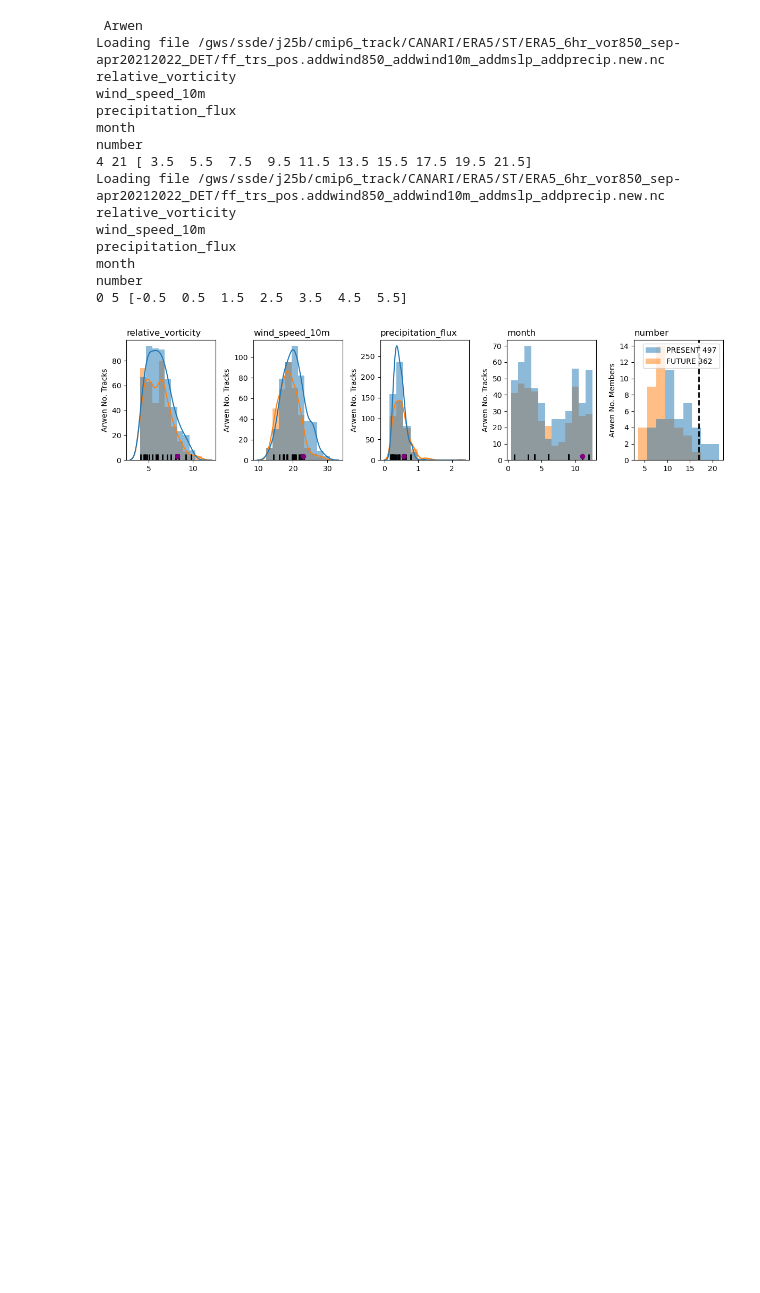
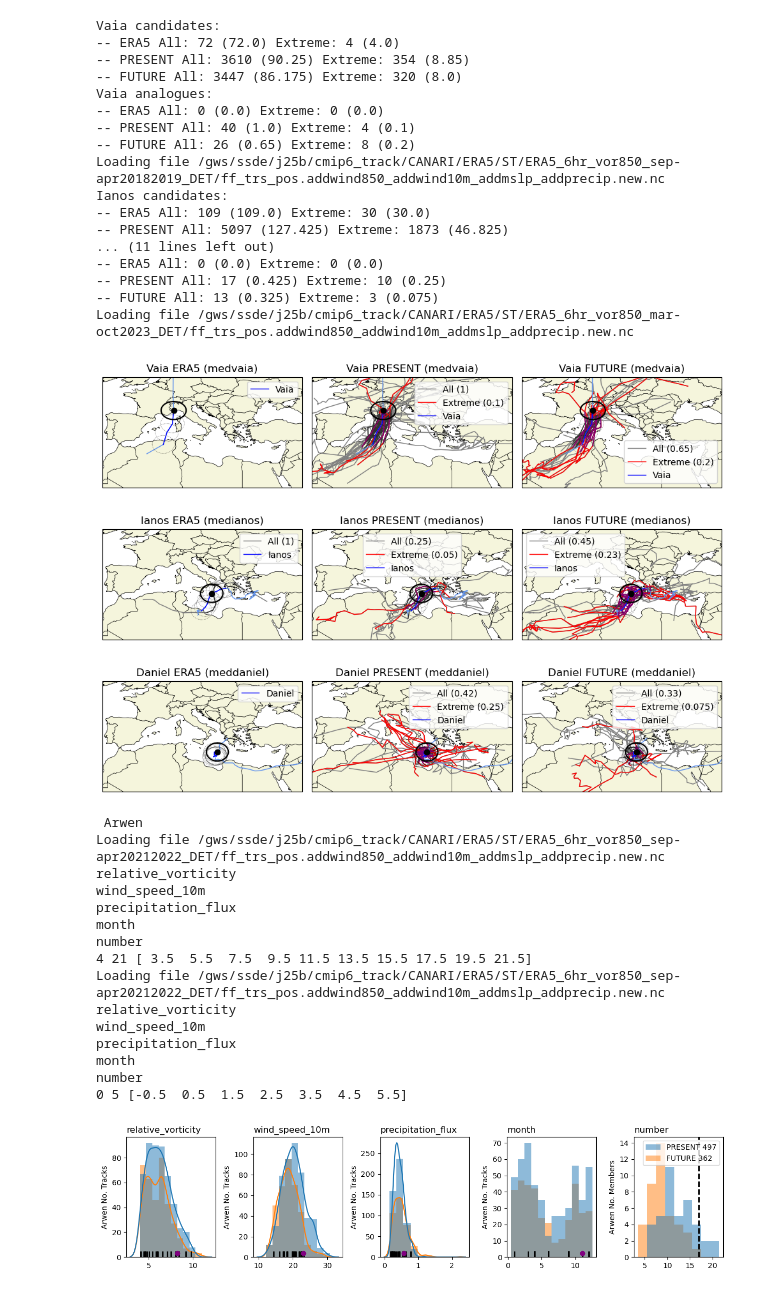
Before and after one commit to bjharvey/track-analogues, a Jupyter notebook: plot_analogues.ipynb, the cells around one changed output. Saved outputs shown, nothing was run; the diff lists cells and outputs as text; code cells hidden in the pictures; blank space fills up the shorter version.

```diff
--- a/plot_analogues.ipynb
+++ b/plot_analogues.ipynb
@@ -134,12 +136,12 @@ NameError: name 'fdir' is not defined
 tracks = {
     case: {
         exp_label: reload_analogues(case, exp_label+'*', setting) for exp_label in ['ERA5', 'PRESENT', 'FUTURE']
-    } for case in cases_to_use
+    } for case, setting in zip(cases_to_use, settings_to_use)
 }
 tracks_ext = subset_extremes(tracks, vorthres=vorthres)
 ctracks = {
     case: {
         exp_label: reload_analogues(case, exp_label+'*', setting, get_candidates=True) for exp_label in ['ERA5', 'PRESENT', 'FUTURE']
-    } for case in cases_to_use
+    } for case, setting in zip(cases_to_use, settings_to_use)
 }
 ctracks_ext = subset_extremes(ctracks, vorthres=vorthres)
@@ -200,34 +220,55 @@ def plot_analogue_maps(case, tracks, tracks_ext):
     ax.set_title(f'{case} FUTURE ({setting})')
     for ax in axs.flatten():
         ax.coastlines(linewidth=0.5)
         ax.add_feature(cfeature.BORDERS, linewidth=0.5)
         ax.add_feature(cfeature.LAND, facecolor='beige')
         #ax.add_feature(cfeature.OCEAN, facecolor='lightcyan')
         ax.set_extent(plot_extent)
     fig.tight_layout()
     return fig, axs
 
 ftracks = flatten_mem_labels(tracks)
 ftracks_ext = flatten_mem_labels(tracks_ext)
 fctracks = flatten_mem_labels(ctracks)
 fctracks_ext = flatten_mem_labels(ctracks_ext)
-for case in cases_to_use:
+for case, setting in zip(cases_to_use, settings_to_use):
     print(f'{case} candidates:')
     for exp_label in ftracks[case].keys():
         n = len(fctracks[case][exp_label])
         n_ext = len(fctracks_ext[case][exp_label])
         print(f'-- {exp_label} '\
               f'All: {n} ({n / (1 if exp_label == 'ERA5' else 40)}) '\
               f'Extreme: {n_ext} ({n_ext / (1 if exp_label == 'ERA5' else 40)})')
     print(f'{case} analogues:')
     for exp_label in ftracks[case].keys():
         n = len(ftracks[case][exp_label])
         n_ext = len(ftracks_ext[case][exp_label])
         print(f'-- {exp_label} '\
               f'All: {n} ({n / (1 if exp_label == 'ERA5' else 40)}) '\
               f'Extreme: {n_ext} ({n_ext / (1 if exp_label == 'ERA5' else 40)})')
     fig, axs = plot_analogue_maps(case, ftracks[case], ftracks_ext[case])
     fig.savefig(plot_dir / f'{case}_{setting}_analogue-maps.png')
+# %% [output]
+Vaia candidates:
+-- ERA5 All: 72 (72.0) Extreme: 4 (4.0)
+-- PRESENT All: 3610 (90.25) Extreme: 354 (8.85)
+-- FUTURE All: 3447 (86.175) Extreme: 320 (8.0)
+Vaia analogues:
+-- ERA5 All: 0 (0.0) Extreme: 0 (0.0)
+-- PRESENT All: 40 (1.0) Extreme: 4 (0.1)
+-- FUTURE All: 26 (0.65) Extreme: 8 (0.2)
+Loading file /gws/ssde/j25b/cmip6_track/CANARI/ERA5/ST/ERA5_6hr_vor850_sep-apr20182019_DET/ff_trs_pos.addwind850_addwind10m_addmslp_addprecip.new.nc
+Ianos candidates:
+-- ERA5 All: 109 (109.0) Extreme: 30 (30.0)
+-- PRESENT All: 5097 (127.425) Extreme: 1873 (46.825)
+... (11 lines left out)
+-- ERA5 All: 0 (0.0) Extreme: 0 (0.0)
+-- PRESENT All: 17 (0.425) Extreme: 10 (0.25)
+-- FUTURE All: 13 (0.325) Extreme: 3 (0.075)
+Loading file /gws/ssde/j25b/cmip6_track/CANARI/ERA5/ST/ERA5_6hr_vor850_mar-oct2023_DET/ff_trs_pos.addwind850_addwind10m_addmslp_addprecip.new.nc
+[figure, added]
+[figure, added]
+[figure, added]
 # %%
 # Plot histograms
 
```
Also changed, not shown: parts of 5 cells of this notebook, 6 other files.
